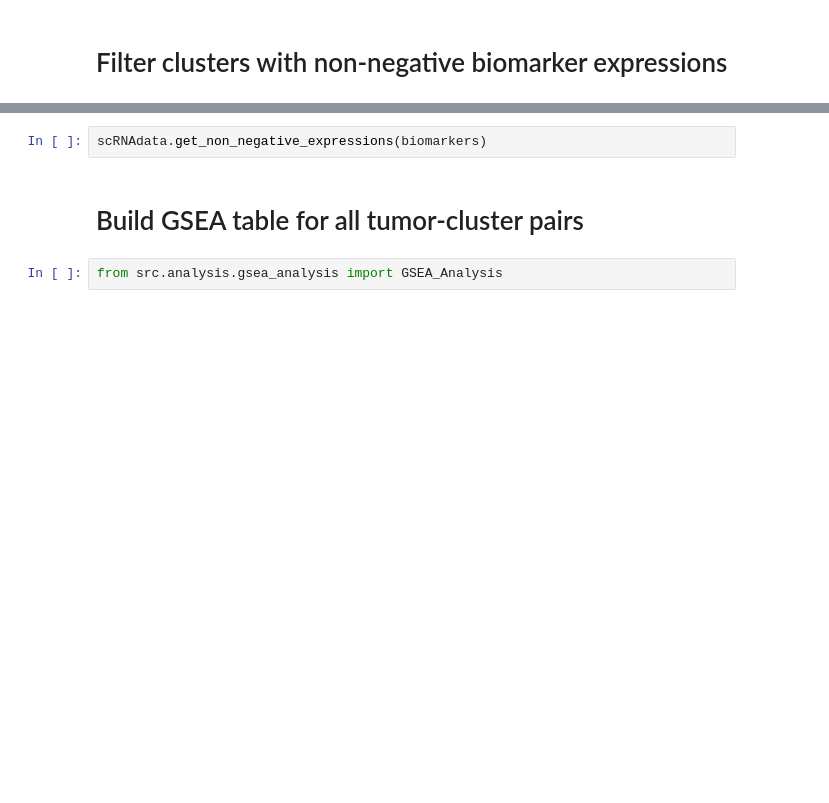
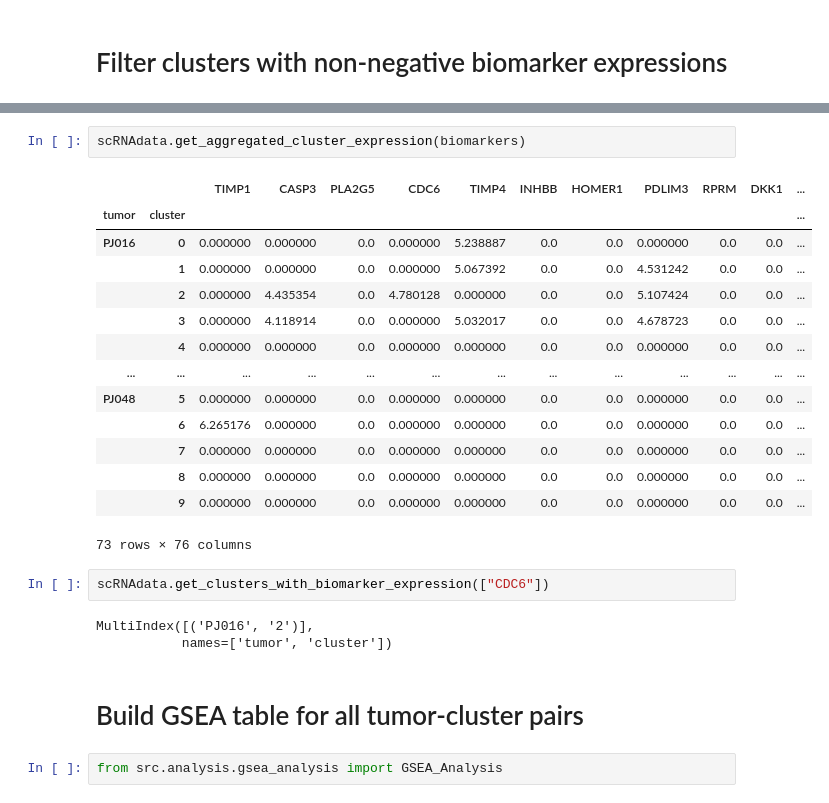
Before and after one commit to NCBI-Codeathons/Identifying-bulk-RNA-seq-derived-biomarkers-of-cancer-risk-within-single-cell-populations, a Jupyter notebook: Gene Set Enrichment Analysis.ipynb, the cells around one changed output, grey strips where cells are left out. Drawn from its saved outputs; the diff is of its cells as text; blank space fills up the shorter version.

Commit message:
added aggregate cluster expressions

```diff
--- a/Gene Set Enrichment Analysis.ipynb
+++ b/Gene Set Enrichment Analysis.ipynb
@@ -58,5 +66,25 @@ NameError: name 'GENE_NAMES' is not defined
 # %%
-scRNAdata.get_non_negative_expressions(biomarkers)
+scRNAdata.get_aggregated_cluster_expression(biomarkers)
+# %% [output]
+|  |  | TIMP1 | CASP3 | PLA2G5 | CDC6 | TIMP4 | INHBB | HOMER1 | PDLIM3 | RPRM | DKK1 | ... |
+| tumor | cluster |  |  |  |  |  |  |  |  |  |  | ... |
+| PJ016 | 0 | 0.000000 | 0.000000 | 0.0 | 0.000000 | 5.238887 | 0.0 | 0.0 | 0.000000 | 0.0 | 0.0 | ... |
+|  | 1 | 0.000000 | 0.000000 | 0.0 | 0.000000 | 5.067392 | 0.0 | 0.0 | 4.531242 | 0.0 | 0.0 | ... |
+|  | 2 | 0.000000 | 4.435354 | 0.0 | 4.780128 | 0.000000 | 0.0 | 0.0 | 5.107424 | 0.0 | 0.0 | ... |
+|  | 3 | 0.000000 | 4.118914 | 0.0 | 0.000000 | 5.032017 | 0.0 | 0.0 | 4.678723 | 0.0 | 0.0 | ... |
+|  | 4 | 0.000000 | 0.000000 | 0.0 | 0.000000 | 0.000000 | 0.0 | 0.0 | 0.000000 | 0.0 | 0.0 | ... |
+| ... | ... | ... | ... | ... | ... | ... | ... | ... | ... | ... | ... | ... |
+| PJ048 | 5 | 0.000000 | 0.000000 | 0.0 | 0.000000 | 0.000000 | 0.0 | 0.0 | 0.000000 | 0.0 | 0.0 | ... |
+|  | 6 | 6.265176 | 0.000000 | 0.0 | 0.000000 | 0.000000 | 0.0 | 0.0 | 0.000000 | 0.0 | 0.0 | ... |
+|  | 7 | 0.000000 | 0.000000 | 0.0 | 0.000000 | 0.000000 | 0.0 | 0.0 | 0.000000 | 0.0 | 0.0 | ... |
+|  | 8 | 0.000000 | 0.000000 | 0.0 | 0.000000 | 0.000000 | 0.0 | 0.0 | 0.000000 | 0.0 | 0.0 | ... |
+|  | 9 | 0.000000 | 0.000000 | 0.0 | 0.000000 | 0.000000 | 0.0 | 0.0 | 0.000000 | 0.0 | 0.0 | ... |
+73 rows × 76 columns
+# %%
+scRNAdata.get_clusters_with_biomarker_expression(["CDC6"])
+# %% [output]
+MultiIndex([('PJ016', '2')],
+           names=['tumor', 'cluster'])
 # %% [markdown]
 # Build GSEA table for all tumor-cluster pairs
 # %%
```
Also changed, not shown: parts of 10 cells of this notebook, 2 other files.
